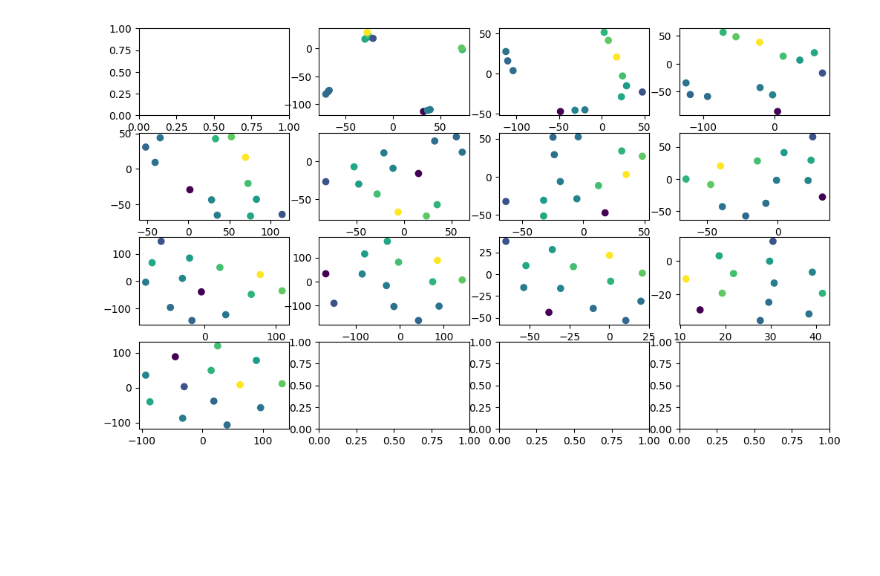
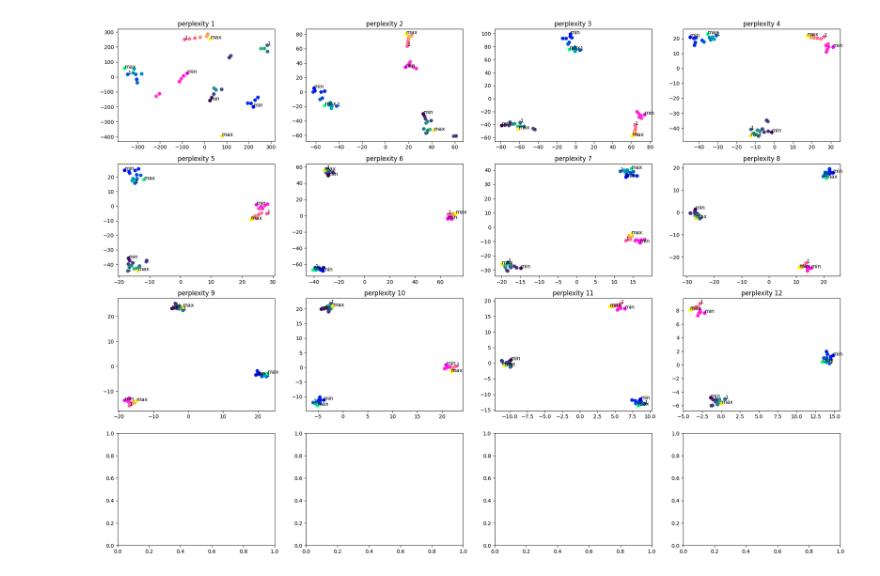
Before and after one commit to pietrocariola/ismir2026, a Jupyter notebook: visualizations.ipynb, the cells around one changed output. Cells and saved outputs as stored; diff of their text form; code cells hidden in the pictures; blank space fills up the shorter version.

```diff
--- a/visualizations.ipynb
+++ b/visualizations.ipynb
@@ -6,4 +6,5 @@ from sklearn.manifold import TSNE
 import matplotlib.pyplot as plt
 import transformations as tf
 # %%
-TRANSF = 'timestretch'
+TRANSF1 = 'pitchshift'
+TRANSF2 = 'timestretch'
@@ -10,37 +56,67 @@ TRANSF = 'timestretch'
 # %%
 df = pd.read_csv("metadata.csv")
-files = list(set(df["file"]))[3:4]
+files = df["file"]
+files = list(set(files))
 
-fig, axes = plt.subplots(4, 4, figsize=(12,7))
+cmap_list = ["viridis",
+"spring", "winter",
+"cool",
+"autumn"]
+
+fig, axes = plt.subplots(4, 4, figsize=(25,18))
 axes = axes.flatten()
 
+n_files = 3
+
 for i in range(1,13):
-    for file in files:
-        embeds = []
-        labels = []
-        tracks = []
+
+    p = min(26, 2*i - 1)
+    p = i
+
+    tsne = TSNE(n_components=2, perplexity=p)
+
+    embeds = []
+    labels = []
+    tracks = []
+
+    for _, file in enumerate(files[:n_files]):
+
+
         embeds_id = df[ (df["transf"]=="identity") &
                     (df["file"]==file) ]["file_embeds_path"]
-        if len(embeds_id==0):
+        if len(embeds_id)==1:
             embeds.append(np.load(embeds_id.iloc[0])[0])
-            labels.append(0)
-            tracks.append(df[df["transf"]=="identity"]["file"].iloc[0])
+            labels.append(1)
+            tracks.append(file)
         embeds_df = df[ (df["transf"]==TRANSF) &
                     (df["file"]==file)]
         for _, row in embeds_df.iterrows():
             embeds.append(np.load(row["file_embeds_path"])[0])
             labels.append(float(row["transf_param_name"]))
             tracks.append(row["file"])
 
-        tsne = TSNE(n_components=2, perplexity=i)
-        x = np.vstack(embeds)
-        x2d = tsne.fit_transform(x)
 
-        axes[i].scatter(x2d[:,0], x2d[:,1], c=labels)
+    x = np.vstack(embeds)
+    x2d = tsne.fit_transform(x)
 
-        # plt.text(x2d[0,0], x2d[0,1], "O")
+    k = -1
+    n_tfs = (int)(x2d.shape[0]/n_files)
+
+    for j in range(x2d.shape[0]):
+        if labels[j]==1:
+            k += 1
+            axes[i-1].scatter(x2d[j:j+n_tfs,0], x2d[j:j+n_tfs,1], c=labels[j:j+n_tfs], cmap=cmap_list[k])
+        if (labels[j]==2):
+            # axes[i-1].text(x2d[j,0], x2d[j,1], labels[j])
+            axes[i-1].text(x2d[j,0], x2d[j,1], "max")
+        if (labels[j]==0.5):
+            axes[i-1].text(x2d[j,0], x2d[j,1], "min")
+        if (labels[j]==1):
+            axes[i-1].text(x2d[j,0], x2d[j,1], "1")
+
+    axes[i-1].set_title(f"perplexity {p}")
 
 plt.show()
 # %% [output]
-[figure, old version]
+[figure, new version]
 # %%
```
Also changed, not shown: parts of 3 cells of this notebook, 10 other files.
